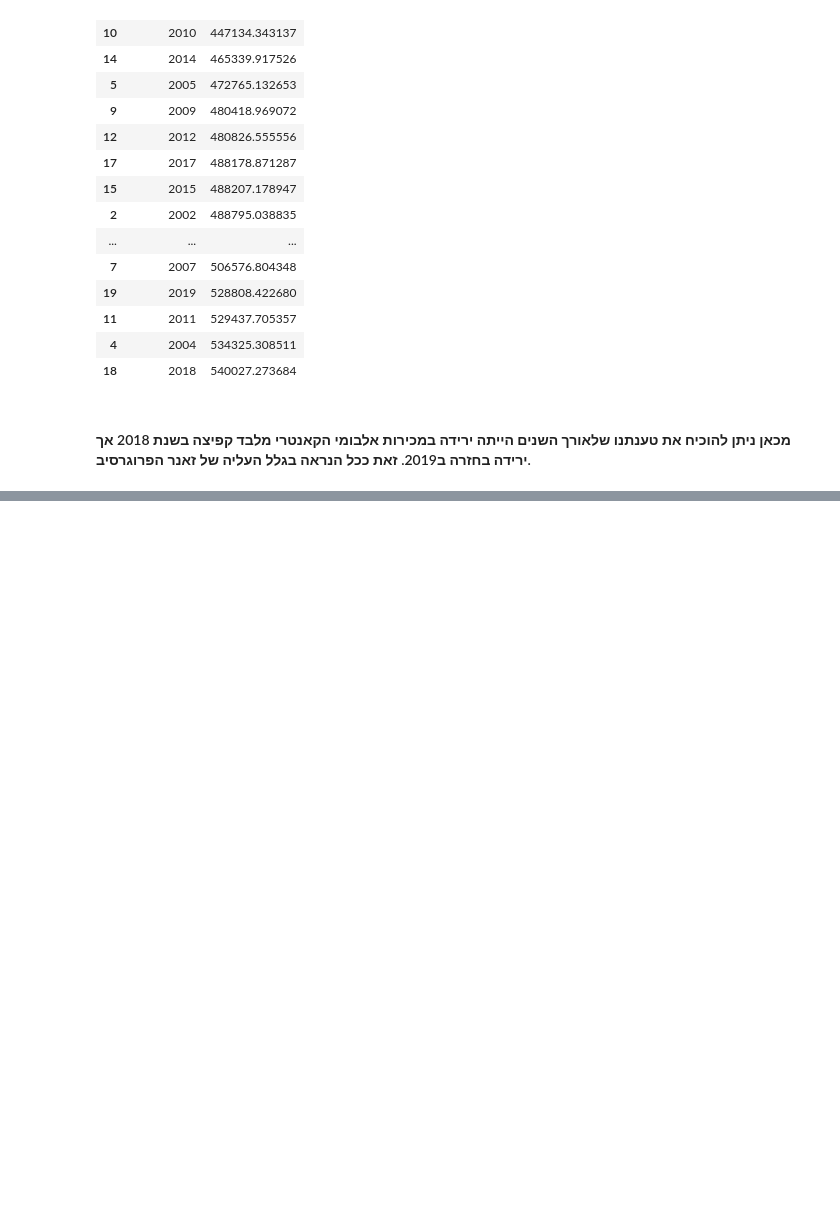
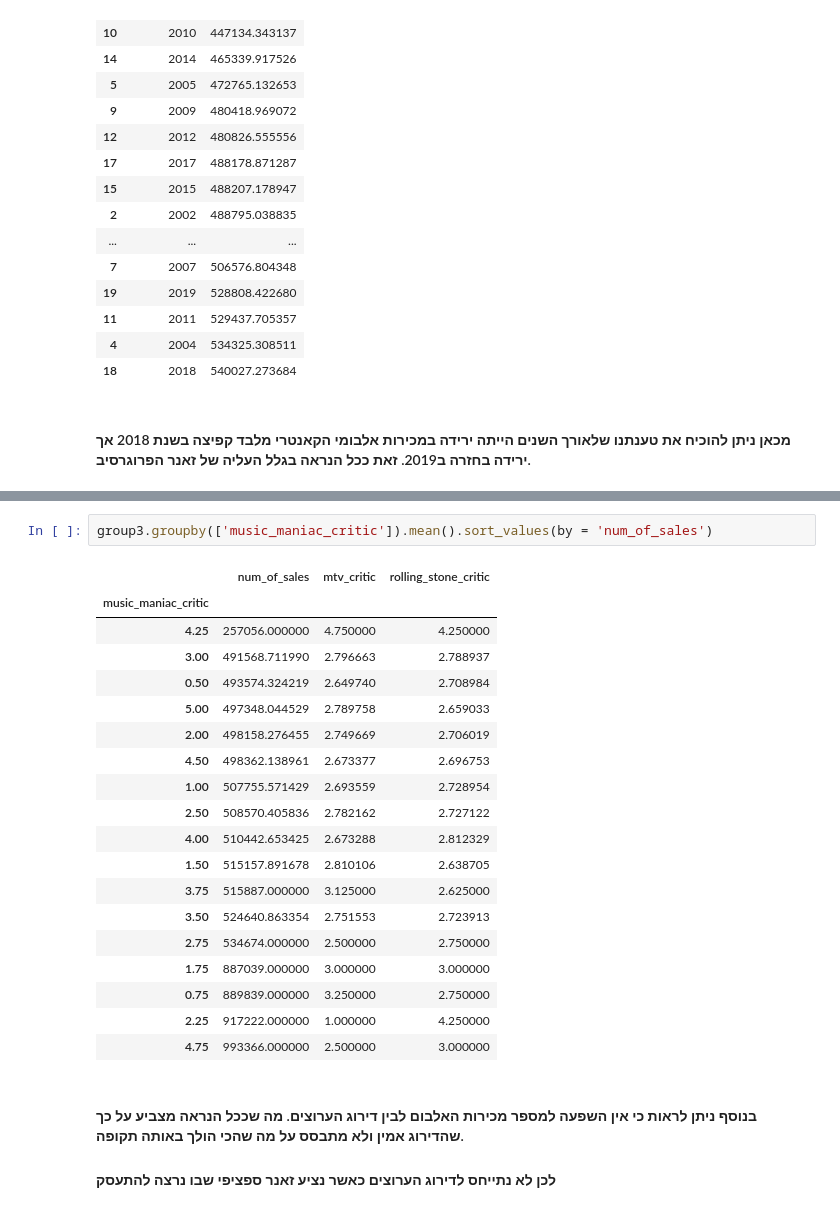
Before and after one commit to arielk318/new-project, a Jupyter notebook: last chance project.ipynb, the cells around one changed output, grey strips where cells are left out. Saved outputs shown, nothing was run; the diff lists cells and outputs as text; blank space fills up the shorter version.

```diff
--- a/last chance project.ipynb
+++ b/last chance project.ipynb
@@ -294,0 +345,25 @@ country.groupby(['year_of_pub'])[['num_of_sales']].mean().reset_index().sort_val
+# %%
+group3.groupby(['music_maniac_critic']).mean().sort_values(by = 'num_of_sales')
+# %% [output]
+|  | num_of_sales | mtv_critic | rolling_stone_critic |
+| music_maniac_critic |  |  |  |
+| 4.25 | 257056.000000 | 4.750000 | 4.250000 |
+| 3.00 | 491568.711990 | 2.796663 | 2.788937 |
+| 0.50 | 493574.324219 | 2.649740 | 2.708984 |
+| 5.00 | 497348.044529 | 2.789758 | 2.659033 |
+| 2.00 | 498158.276455 | 2.749669 | 2.706019 |
+| 4.50 | 498362.138961 | 2.673377 | 2.696753 |
+| 1.00 | 507755.571429 | 2.693559 | 2.728954 |
+| 2.50 | 508570.405836 | 2.782162 | 2.727122 |
+| 4.00 | 510442.653425 | 2.673288 | 2.812329 |
+| 1.50 | 515157.891678 | 2.810106 | 2.638705 |
+| 3.75 | 515887.000000 | 3.125000 | 2.625000 |
+| 3.50 | 524640.863354 | 2.751553 | 2.723913 |
+| 2.75 | 534674.000000 | 2.500000 | 2.750000 |
+| 1.75 | 887039.000000 | 3.000000 | 3.000000 |
+| 0.75 | 889839.000000 | 3.250000 | 2.750000 |
+| 2.25 | 917222.000000 | 1.000000 | 4.250000 |
+| 4.75 | 993366.000000 | 2.500000 | 3.000000 |
+# %% [markdown]
+#### בנוסף ניתן לראות כי אין השפעה למספר מכירות האלבום לבין דירוג הערוצים. מה שככל הנראה מצביע על כך שהדירוג אמין ולא מתבסס על מה שהכי הולך באותה תקופה.
+#### לכן לא נתייחס לדירוג הערוצים כאשר נציע זאנר ספציפי שבו נרצה להתעסק
```
Also changed, not shown: parts of 14 cells of this notebook.
